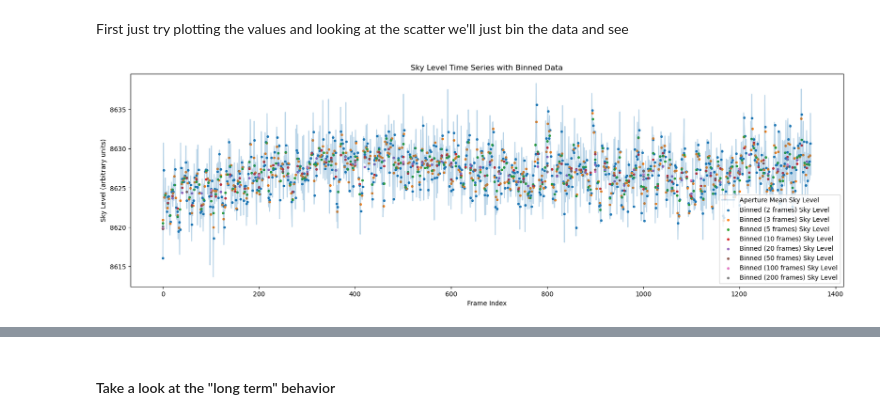
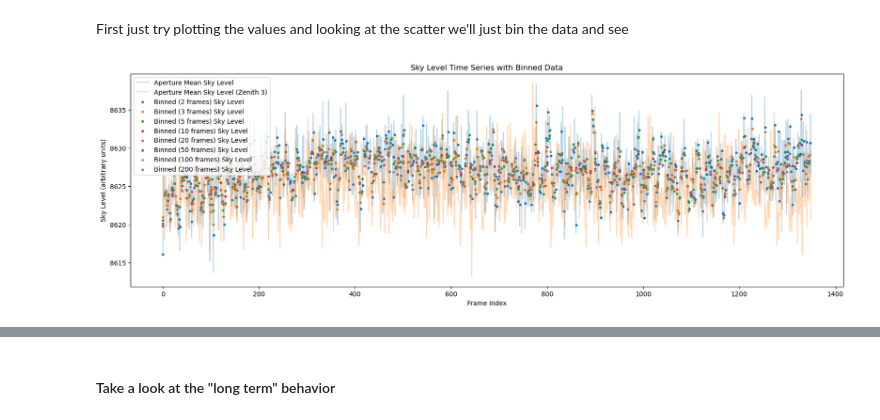
Before and after one commit to chase-urasaki/mirsi_sims, a Jupyter notebook: 2512267_analysis.ipynb, the cells around one changed output, grey strips where cells are left out. Saved outputs shown, nothing was run; the diff lists cells and outputs as text; code cells hidden in the pictures.

```diff
--- a/2512267_analysis.ipynb
+++ b/2512267_analysis.ipynb
@@ -241,23 +247,24 @@ caoadds_200 = uniform_filter1d(z2['x_ap'], size=200,
 # %%
 #  overplot the binned data
 plt.figure(figsize=(20, 6))
 plt.plot(z2['x_ap'], label='Aperture Mean Sky Level', alpha = 0.3)
+plt.plot(z3['x_ap'], label='Aperture Mean Sky Level (Zenith 3)', alpha = 0.3)
 plt.scatter(range(0, len(z2['x_ap']), 2), coadds_2, label='Binned (2 frames) Sky Level', marker='.')
 plt.scatter(range(0, len(z2['x_ap']), 3), coadds_3, label='Binned (3 frames) Sky Level', marker='.')
 plt.scatter(range(0, len(z2['x_ap']), 5), coadds_5, label='Binned (5 frames) Sky Level', marker='.')
 plt.scatter(range(0, len(z2['x_ap']), 10), coadds_10, label='Binned (10 frames) Sky Level', marker='.')
 plt.scatter(range(0, len(z2['x_ap']), 20), coadds_20, label='Binned (20 frames) Sky Level', marker='.')
 plt.scatter(range(0, len(z2['x_ap']), 50), coadds_50, label='Binned (50 frames) Sky Level', marker='.')
 plt.scatter(range(0, len(z2['x_ap']), 100), coadds_100, label='Binned (100 frames) Sky Level', marker='.')
 plt.scatter(range(0, len(z2['x_ap']), 200), caoadds_200, label='Binned (200 frames) Sky Level', marker='.')
 
 plt.xlabel('Frame Index')
 plt.ylabel('Sky Level (arbitrary units)')
 plt.title('Sky Level Time Series with Binned Data')
 plt.legend()
 plt.show()
 # %% [output]
-[figure, old version]
+[figure, new version]
 # %%
 # plot and fill in the 1 sigma ranges for each binned series
 
```
Also changed, not shown: parts of 22 cells of this notebook.
